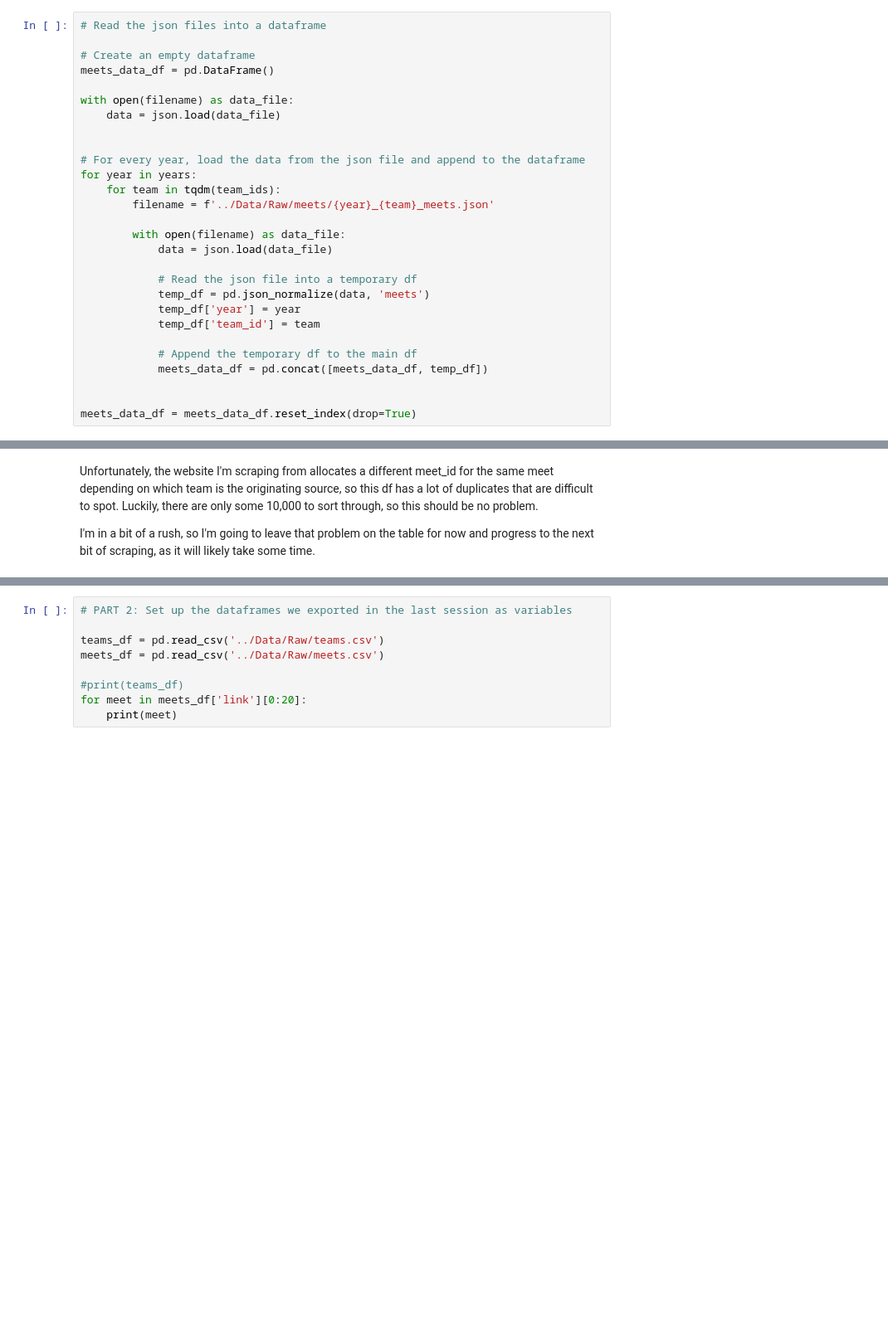
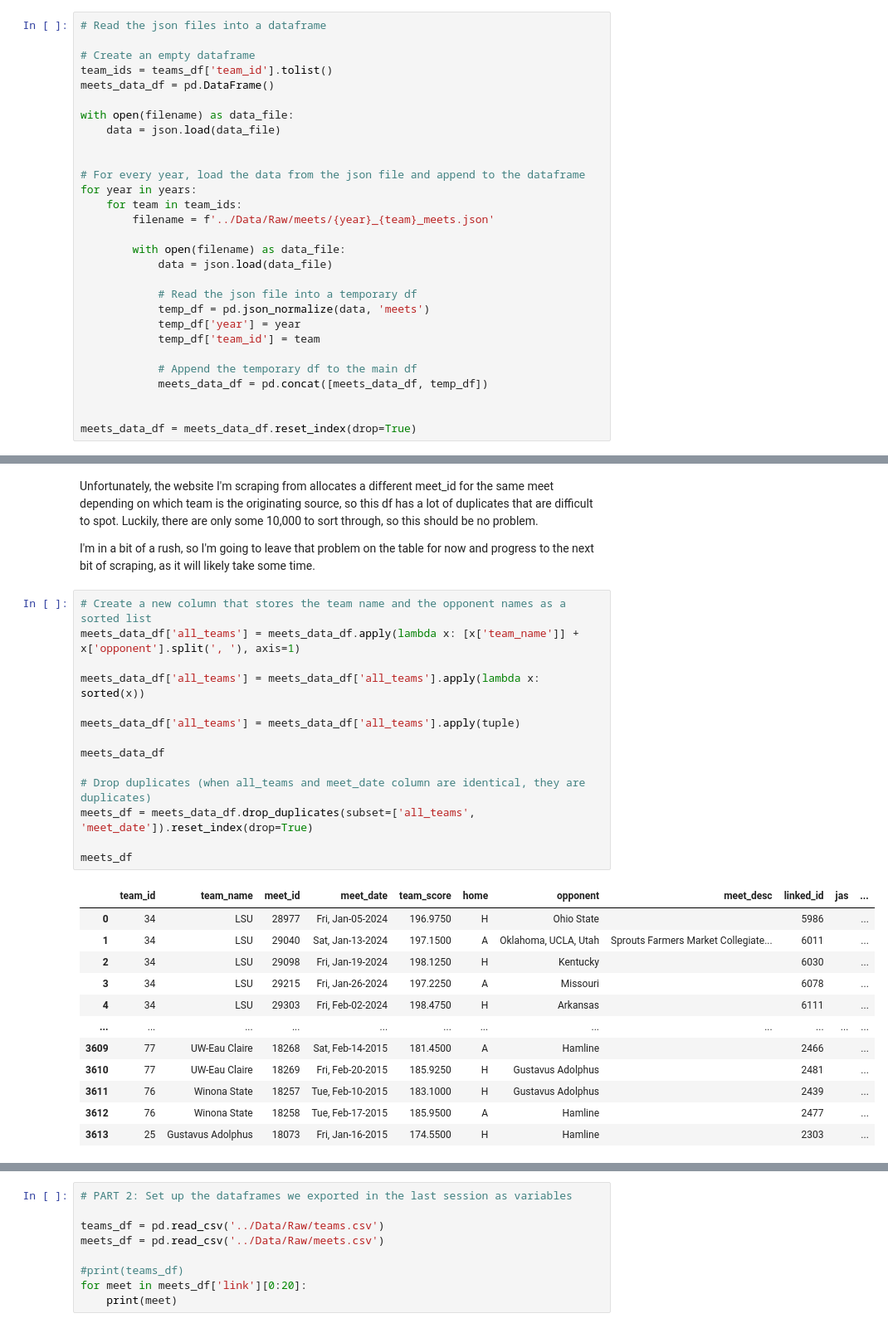
Before and after one commit to LSE-ME204/me204-2024-project-jesatuts2, a Jupyter notebook: Notebooks/NB01-Data-Collection.ipynb, the cells around one changed output, grey strips where cells are left out. Shown at 83% size. Saved outputs shown, nothing was run; the diff lists cells and outputs as text; blank space fills up the shorter version.

Commit message:
added some commentary to the Data Collection notebook

```diff
--- a/Notebooks/NB01-Data-Collection.ipynb
+++ b/Notebooks/NB01-Data-Collection.ipynb
@@ -309,6 +273,7 @@ len(batches)
 # Read the json files into a dataframe
 
 # Create an empty dataframe
+team_ids = teams_df['team_id'].tolist()
 meets_data_df = pd.DataFrame()
 
 with open(filename) as data_file:
@@ -317,7 +282,7 @@ with open(filename) as data_file:
 
 # For every year, load the data from the json file and append to the dataframe
 for year in years:
-    for team in tqdm(team_ids):
+    for team in team_ids:
         filename = f'../Data/Raw/meets/{year}_{team}_meets.json'
 
         with open(filename) as data_file:
@@ -345,3 +318,30 @@ meets_data_df.set_index('meet_url').head()
 Unfortunately, the website I'm scraping from allocates a different meet_id for the same meet depending on which team is the originating source, so this df has a lot of duplicates that are difficult to spot. Luckily, there are only some 10,000 to sort through, so this should be no problem.
 
 I'm in a bit of a rush, so I'm going to leave that problem on the table for now and progress to the next bit of scraping, as it will likely take some time.
+# %%
+# Create a new column that stores the team name and the opponent names as a sorted list
+meets_data_df['all_teams'] = meets_data_df.apply(lambda x: [x['team_name']] + x['opponent'].split(', '), axis=1)
+
+meets_data_df['all_teams'] = meets_data_df['all_teams'].apply(lambda x: sorted(x))
+
+meets_data_df['all_teams'] = meets_data_df['all_teams'].apply(tuple)
+
+meets_data_df
+
+# Drop duplicates (when all_teams and meet_date column are identical, they are duplicates)
+meets_df = meets_data_df.drop_duplicates(subset=['all_teams', 'meet_date']).reset_index(drop=True)
+
+meets_df
+# %% [output]
+|  | team_id | team_name | meet_id | meet_date | team_score | home | opponent | meet_desc | linked_id | jas | ... |
+| 0 | 34 | LSU | 28977 | Fri, Jan-05-2024 | 196.9750 | H | Ohio State |  | 5986 |  | ... |
+| 1 | 34 | LSU | 29040 | Sat, Jan-13-2024 | 197.1500 | A | Oklahoma, UCLA, Utah | Sprouts Farmers Market Collegiate... | 6011 |  | ... |
+| 2 | 34 | LSU | 29098 | Fri, Jan-19-2024 | 198.1250 | H | Kentucky |  | 6030 |  | ... |
+| 3 | 34 | LSU | 29215 | Fri, Jan-26-2024 | 197.2250 | A | Missouri |  | 6078 |  | ... |
+| 4 | 34 | LSU | 29303 | Fri, Feb-02-2024 | 198.4750 | H | Arkansas |  | 6111 |  | ... |
+| ... | ... | ... | ... | ... | ... | ... | ... | ... | ... | ... | ... |
+| 3609 | 77 | UW-Eau Claire | 18268 | Sat, Feb-14-2015 | 181.4500 | A | Hamline |  | 2466 |  | ... |
+| 3610 | 77 | UW-Eau Claire | 18269 | Fri, Feb-20-2015 | 185.9250 | H | Gustavus Adolphus |  | 2481 |  | ... |
+| 3611 | 76 | Winona State | 18257 | Tue, Feb-10-2015 | 183.1000 | H | Gustavus Adolphus |  | 2439 |  | ... |
+| 3612 | 76 | Winona State | 18258 | Tue, Feb-17-2015 | 185.9500 | A | Hamline |  | 2477 |  | ... |
+| 3613 | 25 | Gustavus Adolphus | 18073 | Fri, Jan-16-2015 | 174.5500 | H | Hamline |  | 2303 |  | ... |
```
Also changed, not shown: parts of 14 cells of this notebook, 6 other files.
